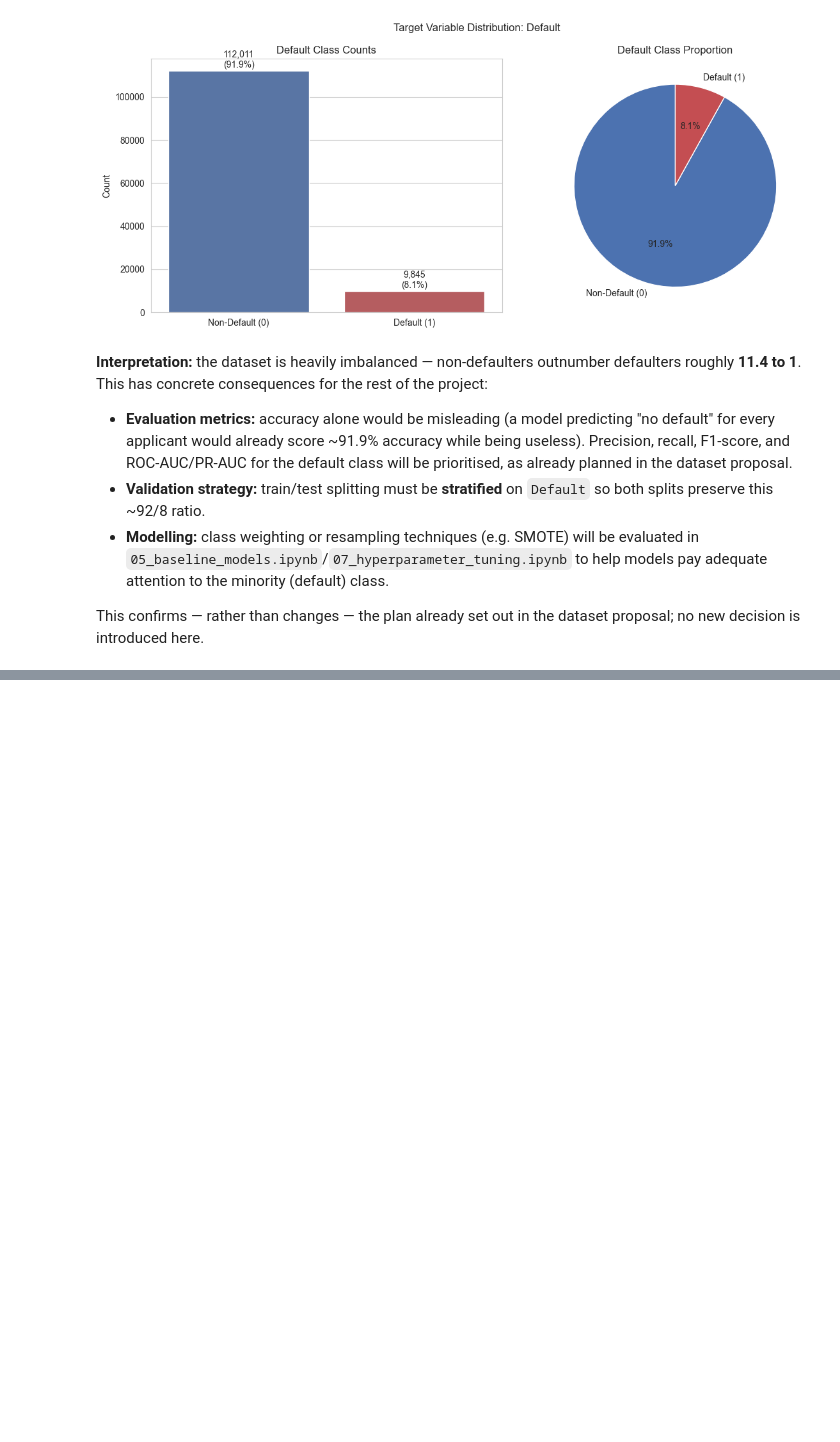
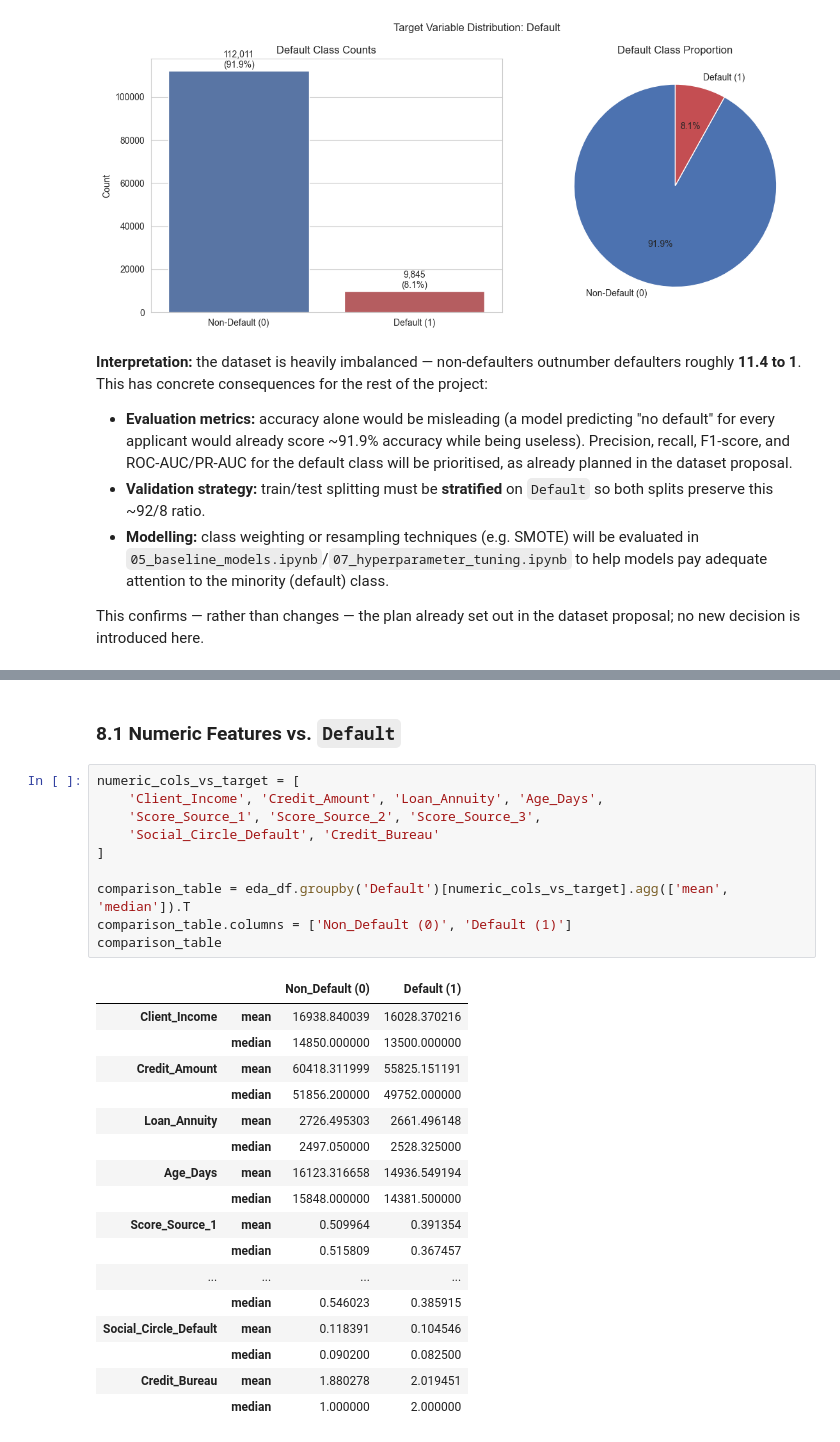
Before and after one commit to Pasiya990/FDM-AutoMobile_Loan_Default_Modelling, a Jupyter notebook: notebooks/02_eda.ipynb, the cells around one changed output, grey strips where cells are left out. Drawn from its saved outputs; the diff is of its cells as text; blank space fills up the shorter version.

```diff
--- a/notebooks/02_eda.ipynb
+++ b/notebooks/02_eda.ipynb
@@ -612,0 +619,30 @@ This confirms — rather than changes — the plan already set out in the datase
+# %% [markdown]
+### 8.1 Numeric Features vs. `Default`
+# %%
+numeric_cols_vs_target = [
+    'Client_Income', 'Credit_Amount', 'Loan_Annuity', 'Age_Days',
+    'Score_Source_1', 'Score_Source_2', 'Score_Source_3',
+    'Social_Circle_Default', 'Credit_Bureau'
+]
+
+comparison_table = eda_df.groupby('Default')[numeric_cols_vs_target].agg(['mean', 'median']).T
+comparison_table.columns = ['Non_Default (0)', 'Default (1)']
+comparison_table
+# %% [output]
+|  |  | Non_Default (0) | Default (1) |
+| Client_Income | mean | 16938.840039 | 16028.370216 |
+|  | median | 14850.000000 | 13500.000000 |
+| Credit_Amount | mean | 60418.311999 | 55825.151191 |
+|  | median | 51856.200000 | 49752.000000 |
+| Loan_Annuity | mean | 2726.495303 | 2661.496148 |
+|  | median | 2497.050000 | 2528.325000 |
+| Age_Days | mean | 16123.316658 | 14936.549194 |
+|  | median | 15848.000000 | 14381.500000 |
+| Score_Source_1 | mean | 0.509964 | 0.391354 |
+|  | median | 0.515809 | 0.367457 |
+| ... | ... | ... | ... |
+|  | median | 0.546023 | 0.385915 |
+| Social_Circle_Default | mean | 0.118391 | 0.104546 |
+|  | median | 0.090200 | 0.082500 |
+| Credit_Bureau | mean | 1.880278 | 2.019451 |
+|  | median | 1.000000 | 2.000000 |
```
Also changed, not shown: parts of 14 cells of this notebook, 3 other files.
